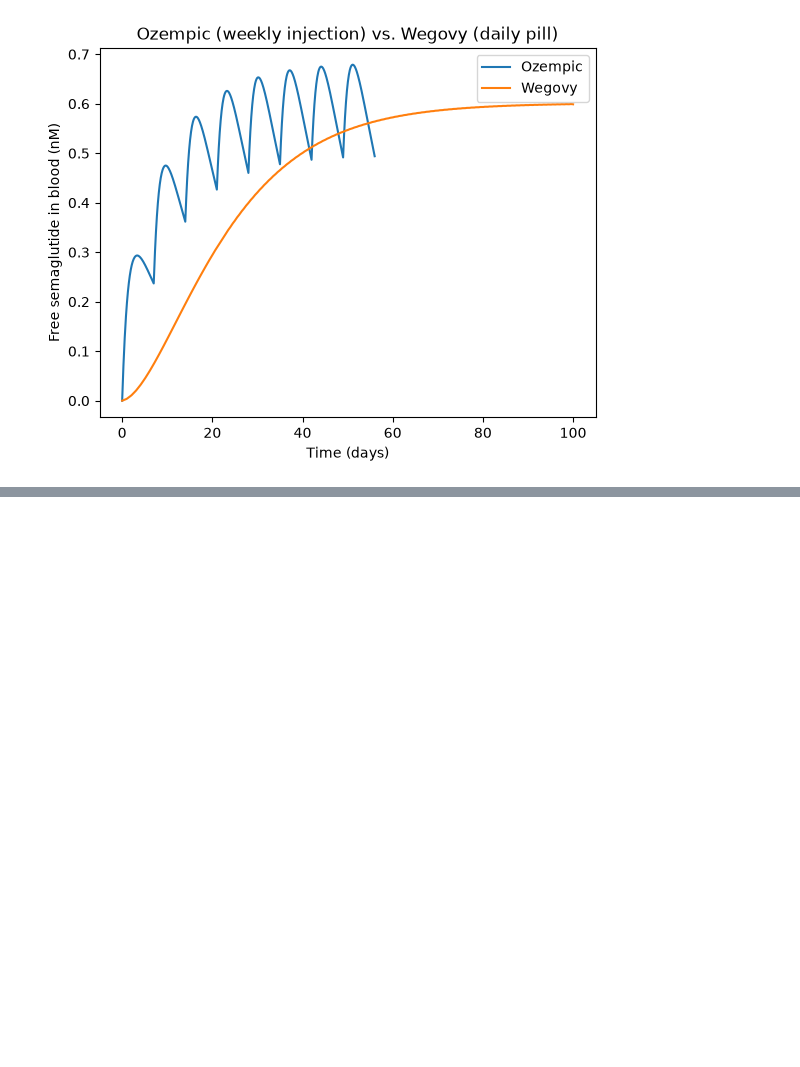
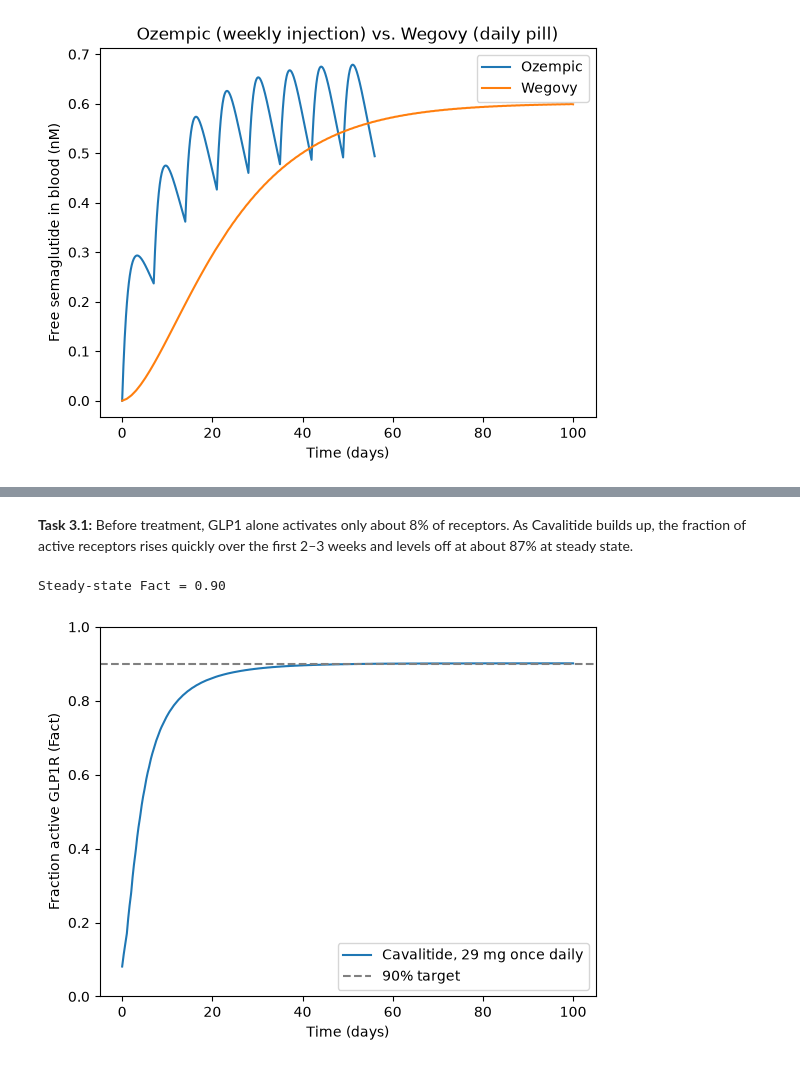
Before and after one commit to ashlee171/BME2315_Module3, a Jupyter notebook: Module3_Project_Template.ipynb, the cells around one changed output, grey strips where cells are left out. Cells and saved outputs as stored; diff of their text form; code cells hidden in the pictures; blank space fills up the shorter version.

```diff
--- a/Module3_Project_Template.ipynb
+++ b/Module3_Project_Template.ipynb
@@ -149,0 +200,19 @@ The Phase 1 clinical trial was a success, and you achieved the desired 0.5 nM co
+# %% [markdown]
+**Task 3.1:** Before treatment, GLP1 alone activates only about 8% of receptors. As Cavalitide builds up, the fraction of active receptors rises quickly over the first 2–3 weeks and levels off at about 87% at steady state.
+# %%
+# Task 3.2: raise the dose to 29 mg per daily pill
+products['Cavalitide']['D'] = 29
+
+t, Cc = simulate(products['Cavalitide'])
+Fact_t = Fact(L1, Ffree*Cc, Kd1, Kd2)
+print(f"Steady-state Fact = {Fact_t[-1]:.2f}")
+plt.plot(t/24, Fact_t, label="Cavalitide, 29 mg once daily")
+plt.axhline(0.9, ls="--", c="gray", label="90% target")
+plt.ylim(0, 1)
+plt.xlabel("Time (days)")
+plt.ylabel("Fraction active GLP1R (Fact)")
+plt.legend()
+plt.show()
+# %% [output]
+Steady-state Fact = 0.90
+[figure, added]
```
Also changed, not shown: parts of 29 cells of this notebook.
